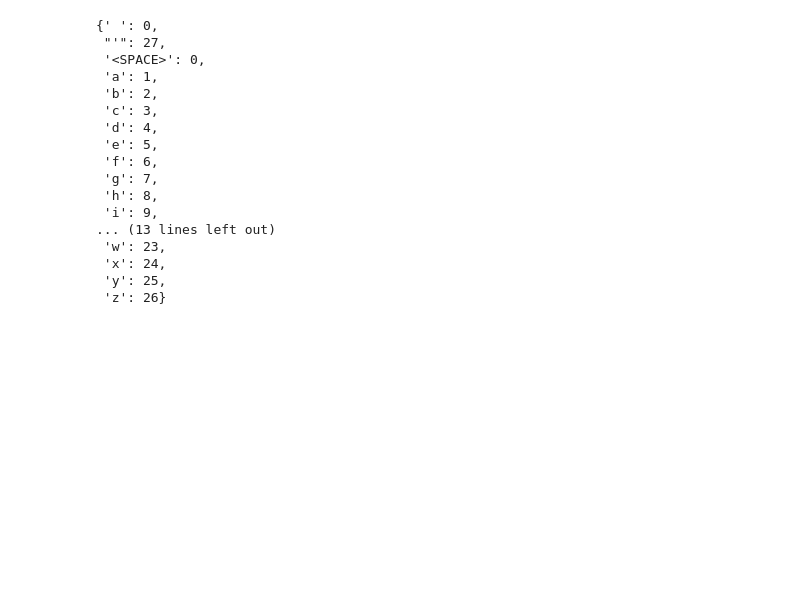
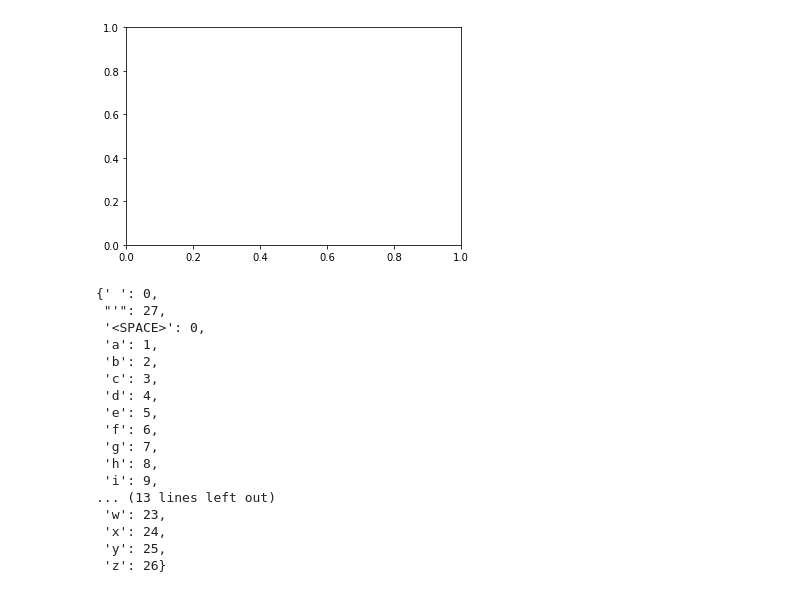
Before and after one commit to isro01/conversational_bot, a Jupyter notebook: data_gen_aud_aug.ipynb, the cells around one changed output. Saved outputs shown, nothing was run; the diff lists cells and outputs as text; code cells hidden in the pictures; blank space fills up the shorter version.

```diff
--- a/data_gen_aud_aug.ipynb
+++ b/data_gen_aud_aug.ipynb
@@ -63,33 +63,35 @@ index_map[0] = ' '
 # %%
 def get_param(Y):
 
     labels = np.zeros((12,))
     new = []
     for label in enumerate(Y):
 
         for c in label:
 #             print(c)
             if c not in char_map:
                 continue
             elif c == "'":
                 continue
             else:
 #                 print(char_map[c])
                 ch = char_map[c]
                 new.append(ch)
 
 #       if(len(new) < max_label):
 #         new.append(0)
 #     print(new)
     while(len(new) < 12):
         new.append(27)
     labels = np.array(new)
     max_label = 12
 #     input_length = np.array([max_label for _ in Y])
 #     label_length = np.array([max_label for _ in Y])
 
 #     return labels
-    return labels , input_length , label_length
+    return labels
+# %% [output]
+[figure, added]
 # %%
 char_map
 # %% [output]
```
Also changed, not shown: parts of 9 cells of this notebook.
